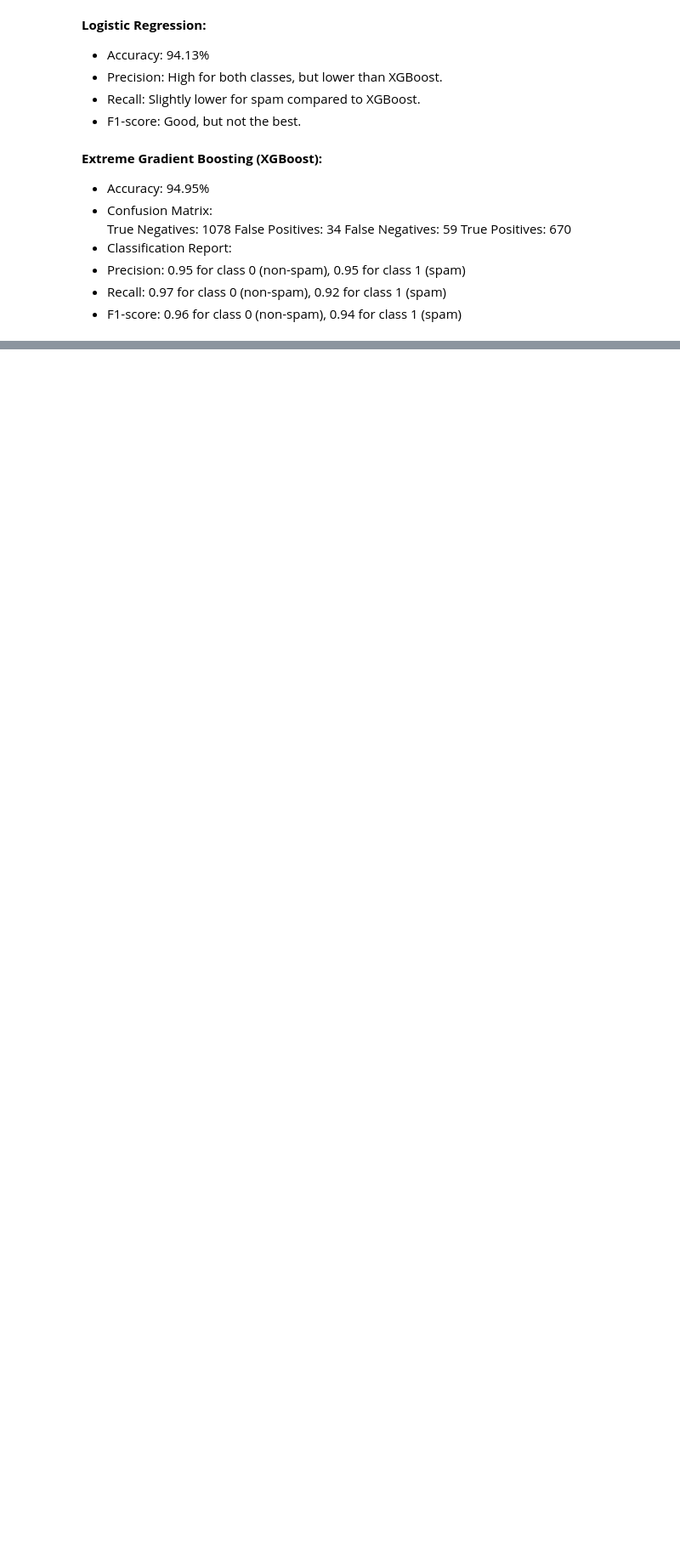
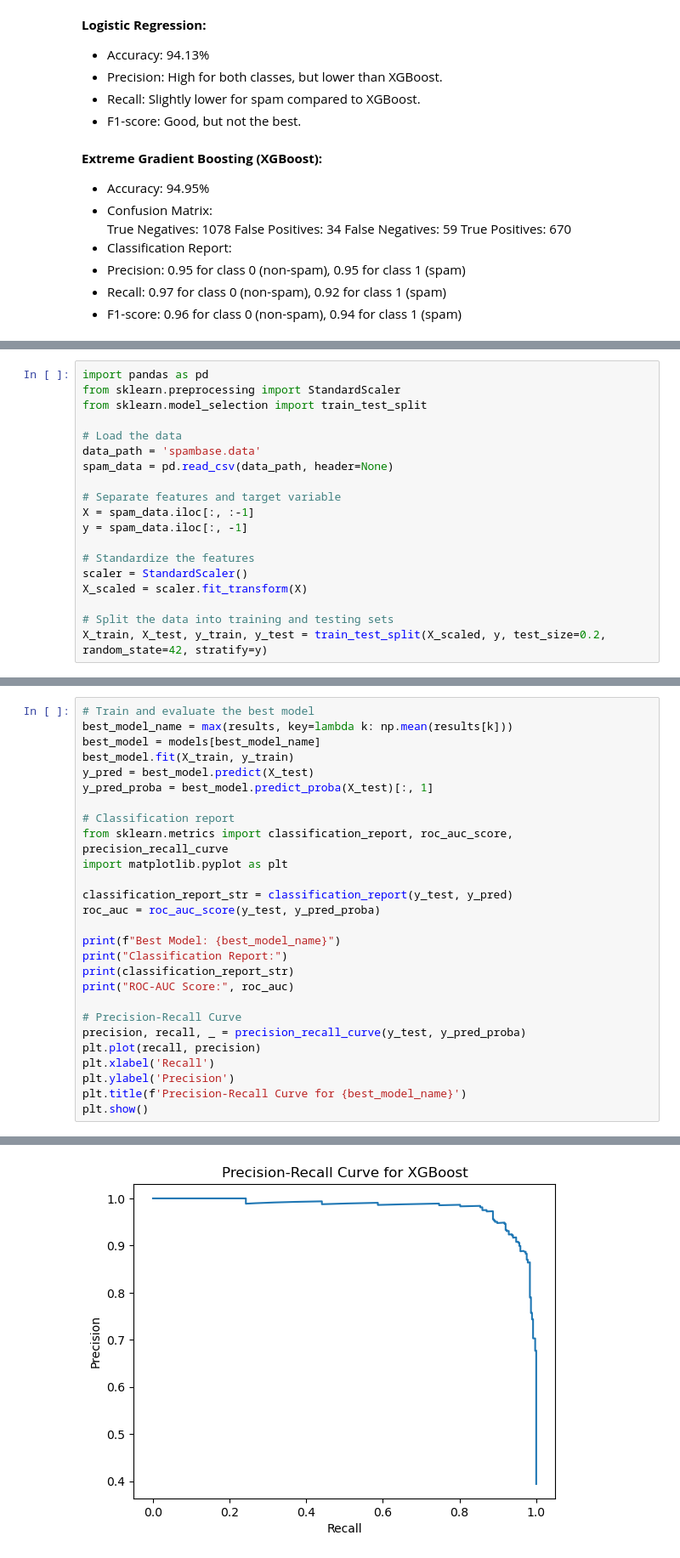
Before and after one commit to aditya-sourabh/USD_AAI, a Jupyter notebook: Final-Project-Report-Team-4.ipynb, the cells around one changed output, grey strips where cells are left out. Shown: that part at 85% size. Drawn from its saved outputs; the diff is of its cells as text; blank space fills up the shorter version.

```diff
--- a/Final-Project-Report-Team-4.ipynb
+++ b/Final-Project-Report-Team-4.ipynb
@@ -334,0 +454,19 @@ True Positives: 670
+# %%
+import pandas as pd
+from sklearn.preprocessing import StandardScaler
+from sklearn.model_selection import train_test_split
+
+# Load the data
+data_path = 'spambase.data'
+spam_data = pd.read_csv(data_path, header=None)
+
+# Separate features and target variable
+X = spam_data.iloc[:, :-1]
+y = spam_data.iloc[:, -1]
+
+# Standardize the features
+scaler = StandardScaler()
+X_scaled = scaler.fit_transform(X)
+
+# Split the data into training and testing sets
+X_train, X_test, y_train, y_test = train_test_split(X_scaled, y, test_size=0.2, random_state=42, stratify=y)
@@ -334,0 +507,28 @@ True Positives: 670
+# %%
+# Train and evaluate the best model
+best_model_name = max(results, key=lambda k: np.mean(results[k]))
+best_model = models[best_model_name]
+best_model.fit(X_train, y_train)
+y_pred = best_model.predict(X_test)
+y_pred_proba = best_model.predict_proba(X_test)[:, 1]
+
+# Classification report
+from sklearn.metrics import classification_report, roc_auc_score, precision_recall_curve
+import matplotlib.pyplot as plt
+
+classification_report_str = classification_report(y_test, y_pred)
+roc_auc = roc_auc_score(y_test, y_pred_proba)
+
+print(f"Best Model: {best_model_name}")
+print("Classification Report:")
+print(classification_report_str)
+print("ROC-AUC Score:", roc_auc)
+
+# Precision-Recall Curve
+precision, recall, _ = precision_recall_curve(y_test, y_pred_proba)
+plt.plot(recall, precision)
+plt.xlabel('Recall')
+plt.ylabel('Precision')
+plt.title(f'Precision-Recall Curve for {best_model_name}')
+plt.show()
+# %% [output]
@@ -334,0 +547 @@ True Positives: 670
+[figure, added]
```
Also changed, not shown: parts of 20 cells of this notebook.
